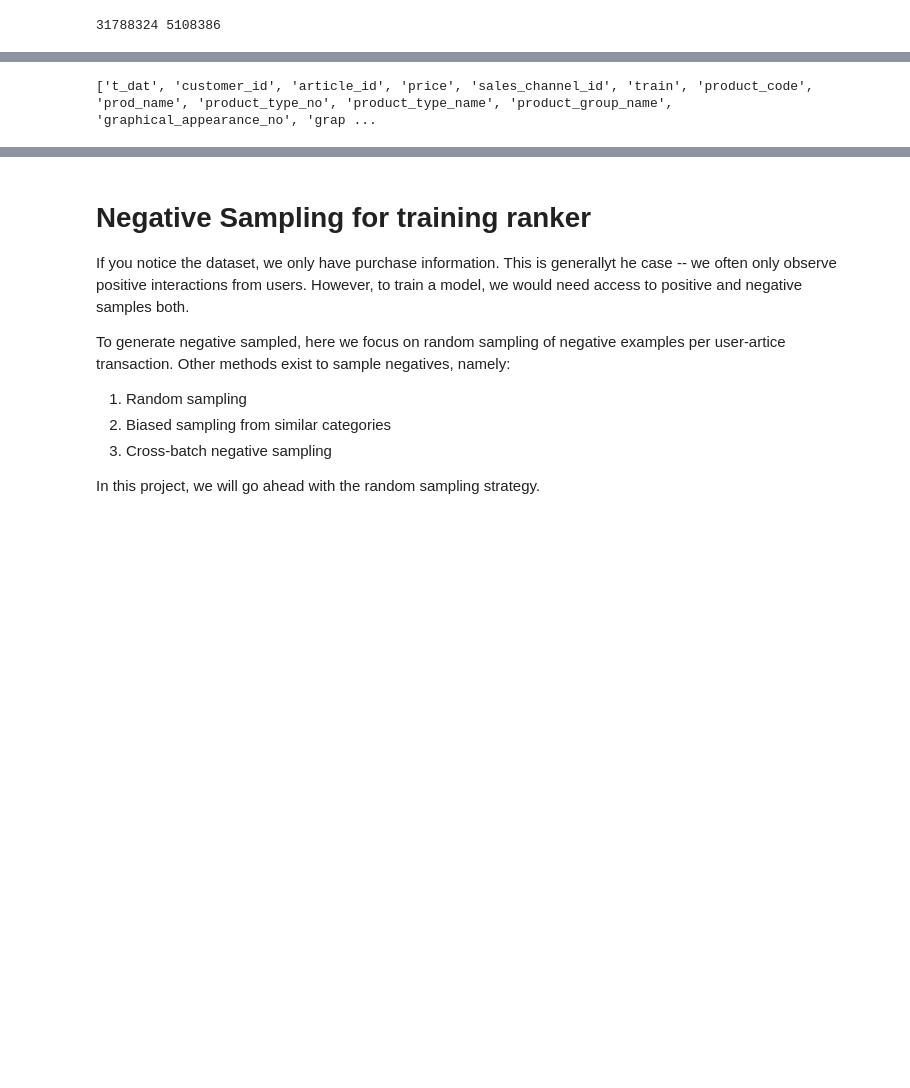
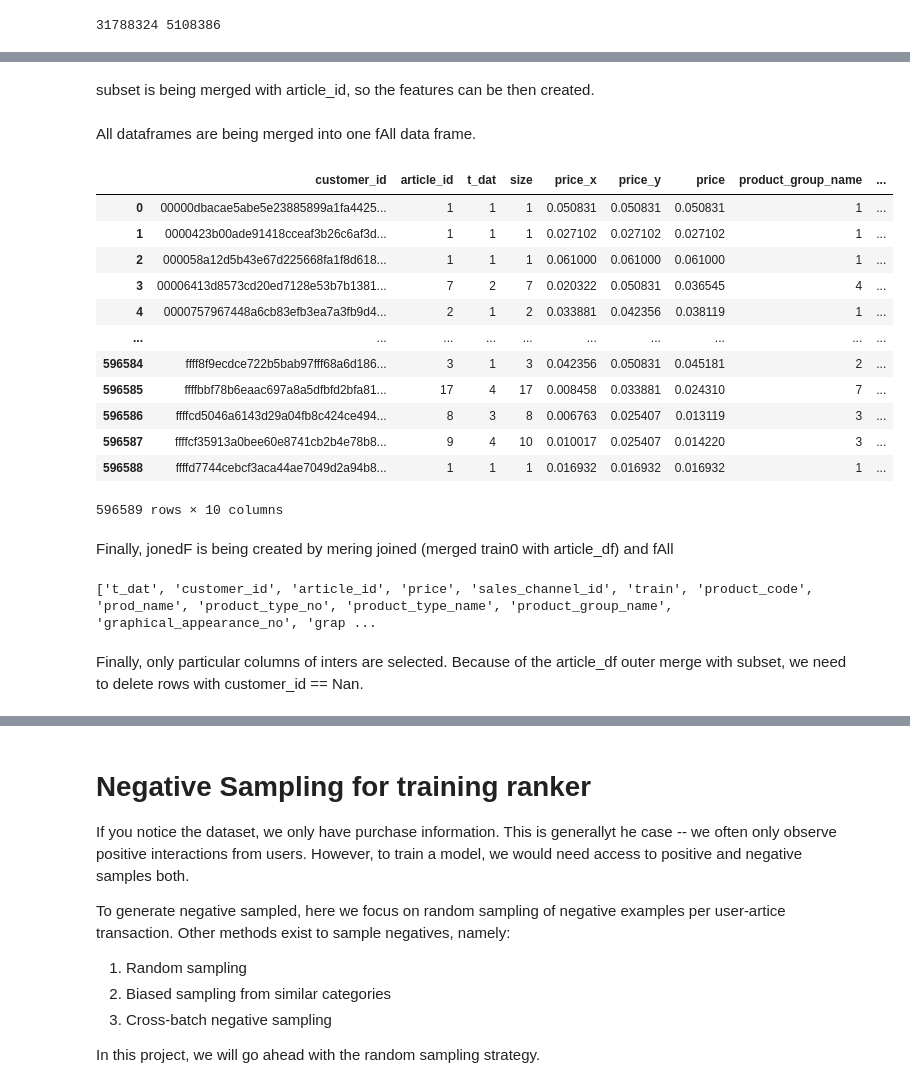
Before and after one commit to kmiksa/Corise-RecSys, a Jupyter notebook: week2_multiTask_Bandit.ipynb, the cells around one changed output, grey strips where cells are left out. Drawn from its saved outputs; the diff is of its cells as text; code cells hidden in the pictures; blank space fills up the shorter version.

```diff
--- a/week2_multiTask_Bandit.ipynb
+++ b/week2_multiTask_Bandit.ipynb
@@ -100,3 +102,5 @@ See the caveats in the documentation: https://pandas.pydata.org/pandas-docs/stab
+# %% [markdown]
+subset is being merged with article_id, so the features can be then created.
 # %%
 joined = pd.merge(subset, article_df, on='article_id', how='outer')
 # %%
@@ -109,6 +113,8 @@ f6 = joined.groupby("customer_id", as_index=False).price.mean() #mean price
 f7 = joined.groupby("customer_id", as_index=False).product_group_name.nunique() #num unique product groups
 f8 = joined.groupby("customer_id", as_index=False).department_name.nunique() #num unique department_name
 f9 = joined.groupby("customer_id", as_index=False).section_name.nunique() #num unique section_name
+# %% [markdown]
+All dataframes are being merged into one fAll data frame.
 # %%
 data_frames = [f1,f2,f3,f4,f5,f6,f7,f8,f9]
 fAll = reduce(lambda  left,right: pd.merge(left,right,on=['customer_id'],
@@ -116,0 +122,16 @@ fAll.columns = ['customer_id', 'nArticles', 'nDays', 'nPurchases', 'minPrice', '
+# %%
+fAll
+# %% [output]
+|  | customer_id | article_id | t_dat | size | price_x | price_y | price | product_group_name | ... |
+| 0 | 00000dbacae5abe5e23885899a1fa4425... | 1 | 1 | 1 | 0.050831 | 0.050831 | 0.050831 | 1 | ... |
+| 1 | 0000423b00ade91418cceaf3b26c6af3d... | 1 | 1 | 1 | 0.027102 | 0.027102 | 0.027102 | 1 | ... |
+| 2 | 000058a12d5b43e67d225668fa1f8d618... | 1 | 1 | 1 | 0.061000 | 0.061000 | 0.061000 | 1 | ... |
+| 3 | 00006413d8573cd20ed7128e53b7b1381... | 7 | 2 | 7 | 0.020322 | 0.050831 | 0.036545 | 4 | ... |
+| 4 | 0000757967448a6cb83efb3ea7a3fb9d4... | 2 | 1 | 2 | 0.033881 | 0.042356 | 0.038119 | 1 | ... |
+| ... | ... | ... | ... | ... | ... | ... | ... | ... | ... |
+| 596584 | ffff8f9ecdce722b5bab97fff68a6d186... | 3 | 1 | 3 | 0.042356 | 0.050831 | 0.045181 | 2 | ... |
+| 596585 | ffffbbf78b6eaac697a8a5dfbfd2bfa81... | 17 | 4 | 17 | 0.008458 | 0.033881 | 0.024310 | 7 | ... |
+| 596586 | ffffcd5046a6143d29a04fb8c424ce494... | 8 | 3 | 8 | 0.006763 | 0.025407 | 0.013119 | 3 | ... |
+| 596587 | ffffcf35913a0bee60e8741cb2b4e78b8... | 9 | 4 | 10 | 0.010017 | 0.025407 | 0.014220 | 3 | ... |
+| 596588 | ffffd7744cebcf3aca44ae7049d2a94b8... | 1 | 1 | 1 | 0.016932 | 0.016932 | 0.016932 | 1 | ... |
+596589 rows × 10 columns
@@ -117,9 +140,13 @@ fAll.columns = ['customer_id', 'nArticles', 'nDays', 'nPurchases', 'minPrice', '
+# %% [markdown]
+Finally, jonedF is being created by mering joined (merged train0 with article_df) and fAll
 # %%
 joinedF = pd.merge(joined, fAll, on='customer_id', how='outer')
 # %%
 print(list(joinedF))
 # %% [output]
 ['t_dat', 'customer_id', 'article_id', 'price', 'sales_channel_id', 'train', 'product_code', 'prod_name', 'product_type_no', 'product_type_name', 'product_group_name', 'graphical_appearance_no', 'grap ...
+# %% [markdown]
+Finally, only particular columns of inters are selected. Because of the article_df outer merge with subset, we need to delete rows with customer_id == Nan.
 # %%
 columns = ['customer_id','article_id',
            'price',
```
Also changed, not shown: parts of 29 cells of this notebook, 1 other file.
